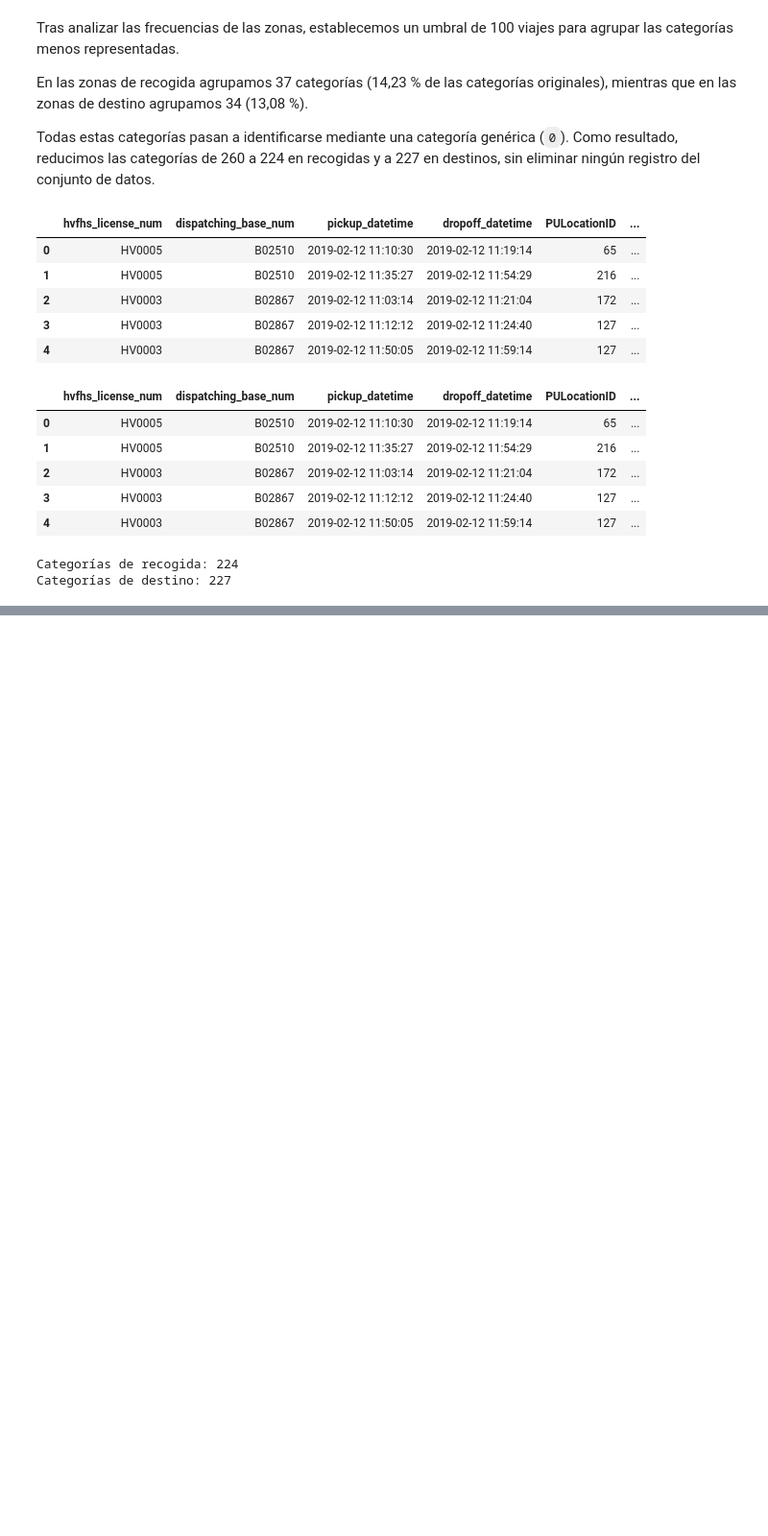
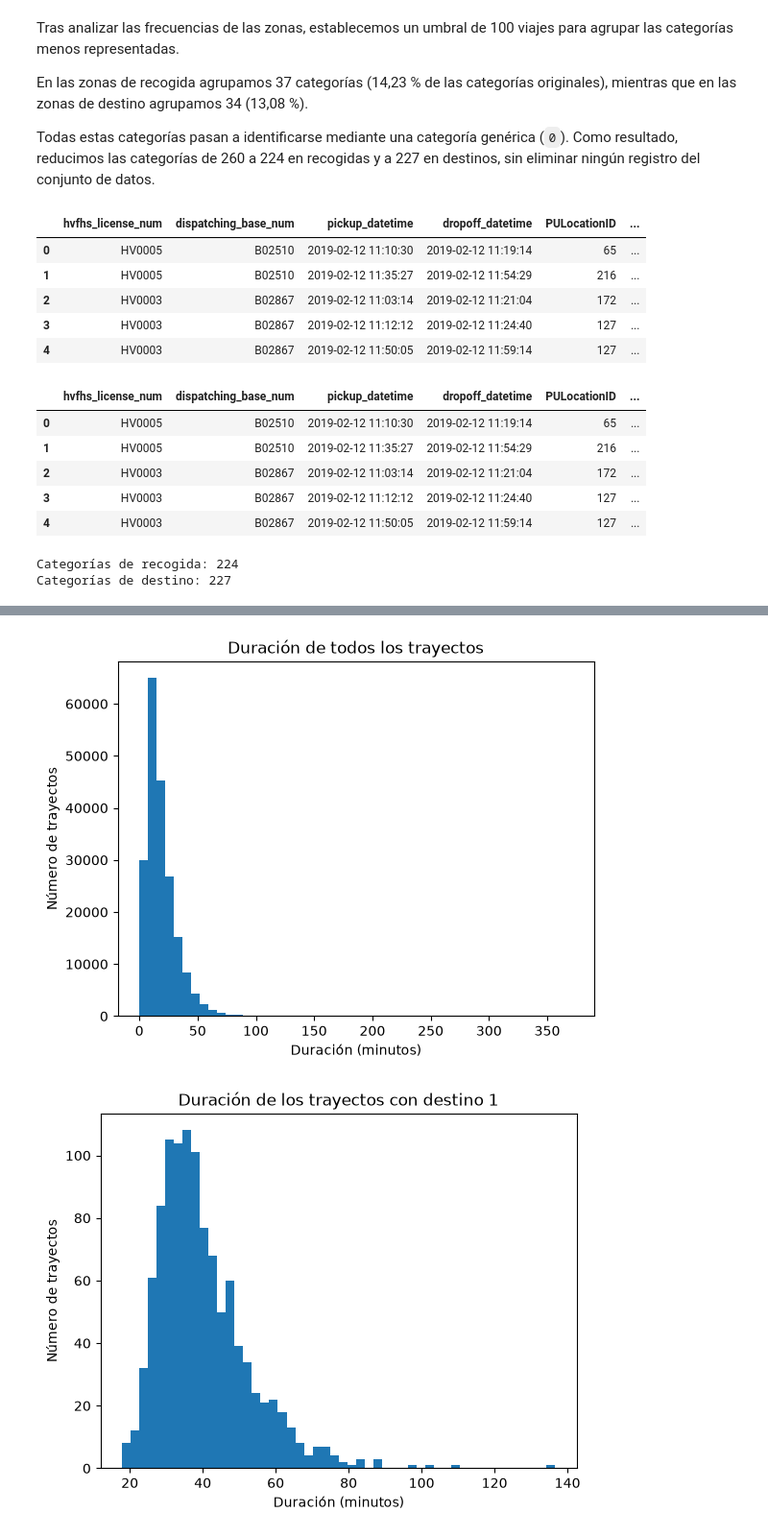
Before and after one commit to carolinamesacurso/proyecto-taxis, a Jupyter notebook: taxis.ipynb, the cells around one changed output, grey strips where cells are left out. Shown at 96% size. Drawn from its saved outputs; the diff is of its cells as text; code cells hidden in the pictures; blank space fills up the shorter version.

```diff
--- a/taxis.ipynb
+++ b/taxis.ipynb
@@ -445,0 +597,8 @@ plt.show()
+# %%
+indices = np.where(pca_embeddings[:, 0] > 1.25)[0]
+indicesOriginales= LabelEncDestino.classes_[indices]
+indicesOriginalesDestinoestudiar=indicesOriginales[0]
+indicesOriginales
+# for indice in indices:
+#     print("Índice:", indice)
+#     print("Zona original:", LabelEncDestino.classes_[indice])
@@ -445,0 +607,4 @@ plt.show()
+# %%
+datos_zona1 = taxisClean[taxisClean['DOLocationID'] == indices[0]]
+
+datos_zona1['duracion'].describe()
@@ -445,0 +661,17 @@ plt.show()
+# %%
+import matplotlib.pyplot as plt
+
+plt.hist(taxisClean['duracion'], bins=50)
+plt.title("Duración de todos los trayectos")
+plt.xlabel("Duración (minutos)")
+plt.ylabel("Número de trayectos")
+plt.show()
+
+plt.hist(datos_zona1['duracion'], bins=50)
+plt.title("Duración de los trayectos con destino 1")
+plt.xlabel("Duración (minutos)")
+plt.ylabel("Número de trayectos")
+plt.show()
+# %% [output]
+[figure, added]
+[figure, added]
```
Also changed, not shown: parts of 22 cells of this notebook.
